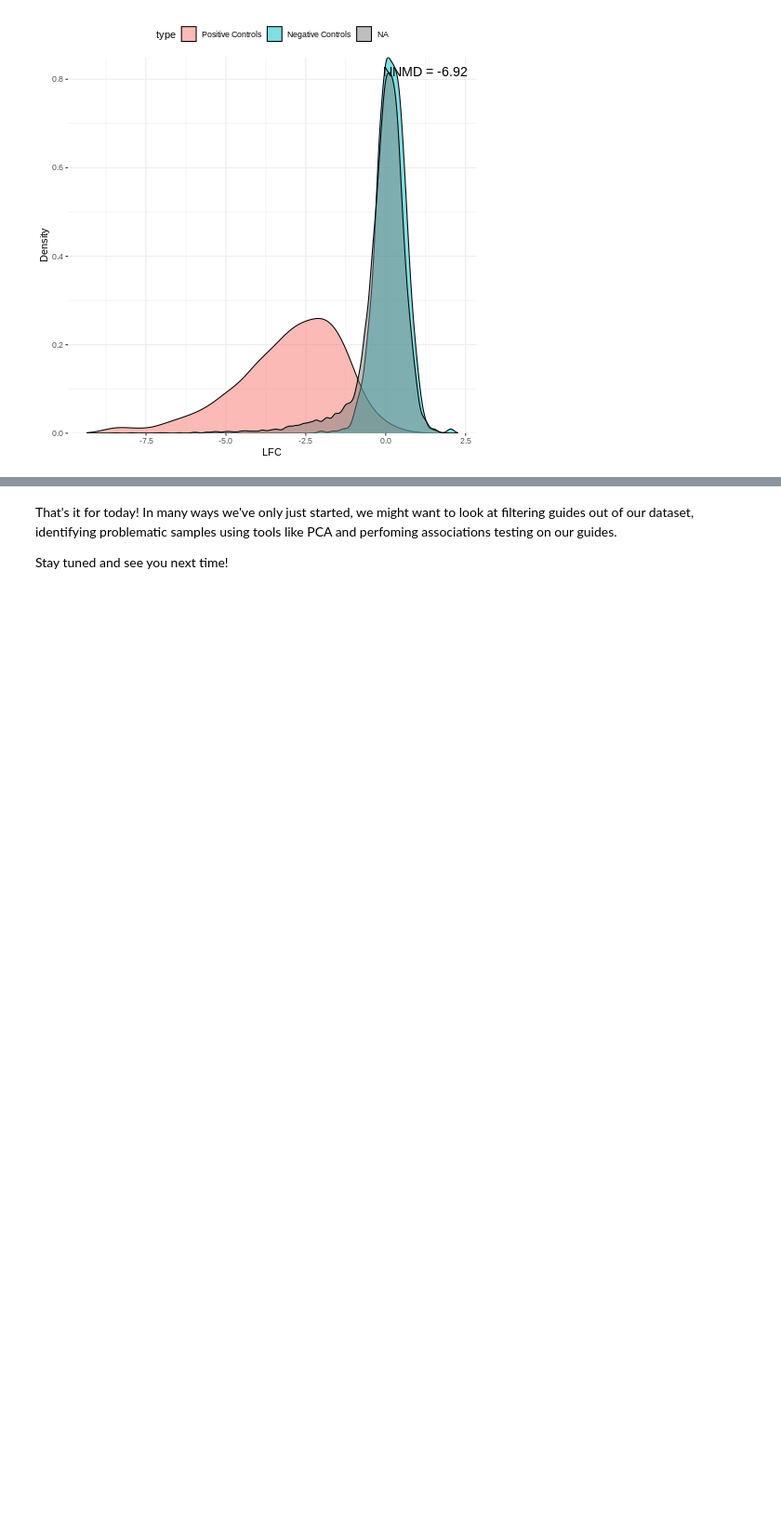
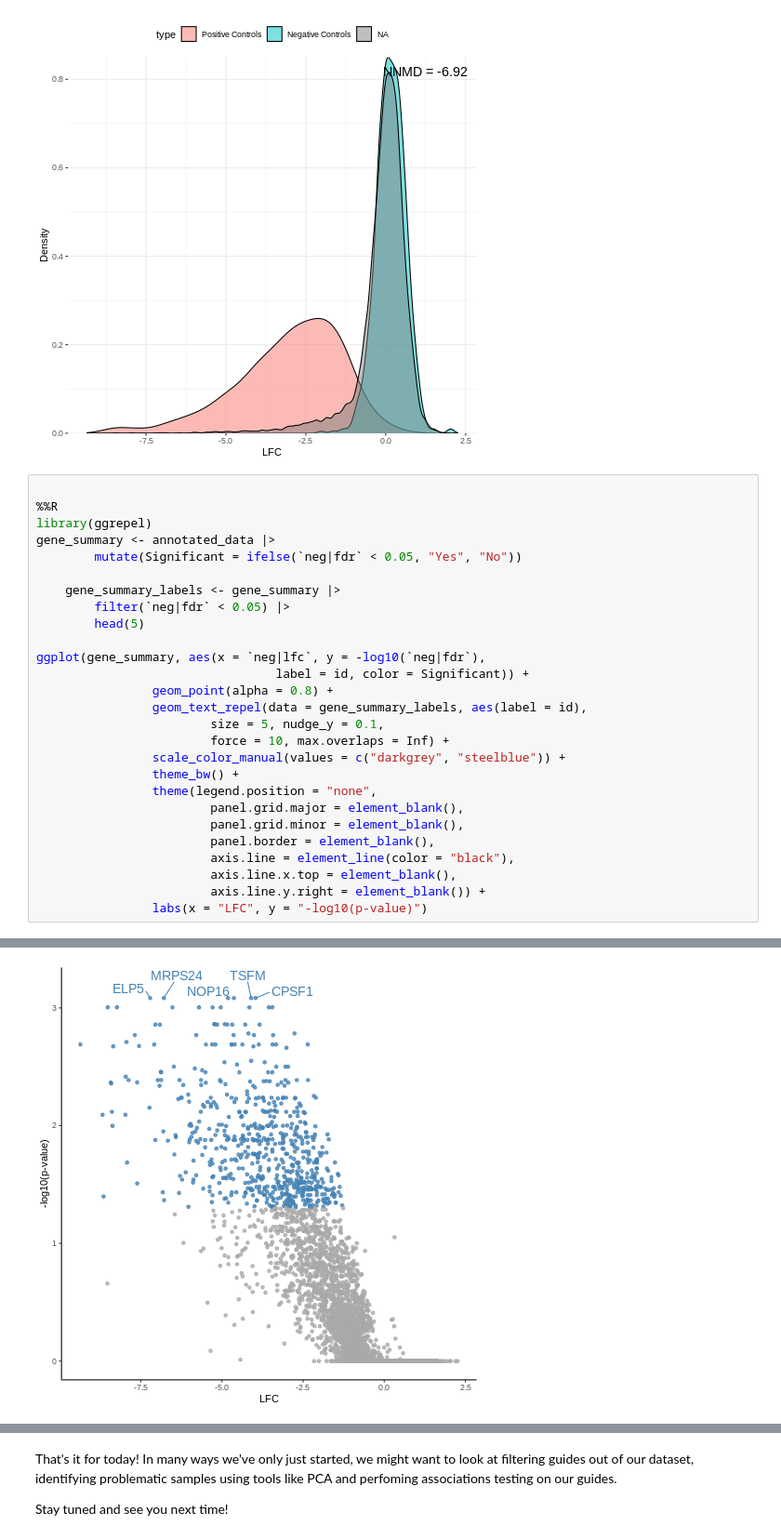
Before and after one commit to WCSCourses/CRISPR_informatics_2025, a Jupyter notebook: modules/crispr_screen_analysis/02_crispr_counts_analysis.ipynb, the cells around one changed output, grey strips where cells are left out. Shown at 93% size. Drawn from its saved outputs; the diff is of its cells as text; blank space fills up the shorter version.

Commit message:
Push figure adds

```diff
--- a/modules/crispr_screen_analysis/02_crispr_counts_analysis.ipynb
+++ b/modules/crispr_screen_analysis/02_crispr_counts_analysis.ipynb
@@ -270,3 +347,31 @@ ggplot(annotated_data, aes(x = `neg|lfc`, fill = type)) +
           )
 # %% [output]
 [figure]
+# %%
+
+%%R
+library(ggrepel)
+gene_summary <- annotated_data |>
+        mutate(Significant = ifelse(`neg|fdr` < 0.05, "Yes", "No"))
+
+    gene_summary_labels <- gene_summary |>
+        filter(`neg|fdr` < 0.05) |>
+        head(5)
+
+ggplot(gene_summary, aes(x = `neg|lfc`, y = -log10(`neg|fdr`),
+                                 label = id, color = Significant)) +
+                geom_point(alpha = 0.8) +
+                geom_text_repel(data = gene_summary_labels, aes(label = id),
+                        size = 5, nudge_y = 0.1,
+                        force = 10, max.overlaps = Inf) +
+                scale_color_manual(values = c("darkgrey", "steelblue")) +
+                theme_bw() +
+                theme(legend.position = "none",
+                        panel.grid.major = element_blank(),
+                        panel.grid.minor = element_blank(),
+                        panel.border = element_blank(),
+                        axis.line = element_line(color = "black"),
+                        axis.line.x.top = element_blank(),
+                        axis.line.y.right = element_blank()) +
+                labs(x = "LFC", y = "-log10(p-value)")
+# %% [output]
@@ -273,3 +395,4 @@ ggplot(annotated_data, aes(x = `neg|lfc`, fill = type)) +
+[figure, added]
 # %% [markdown]
 
 ## Post processing
```
Also changed, not shown: parts of 29 cells of this notebook, 5 other files.
